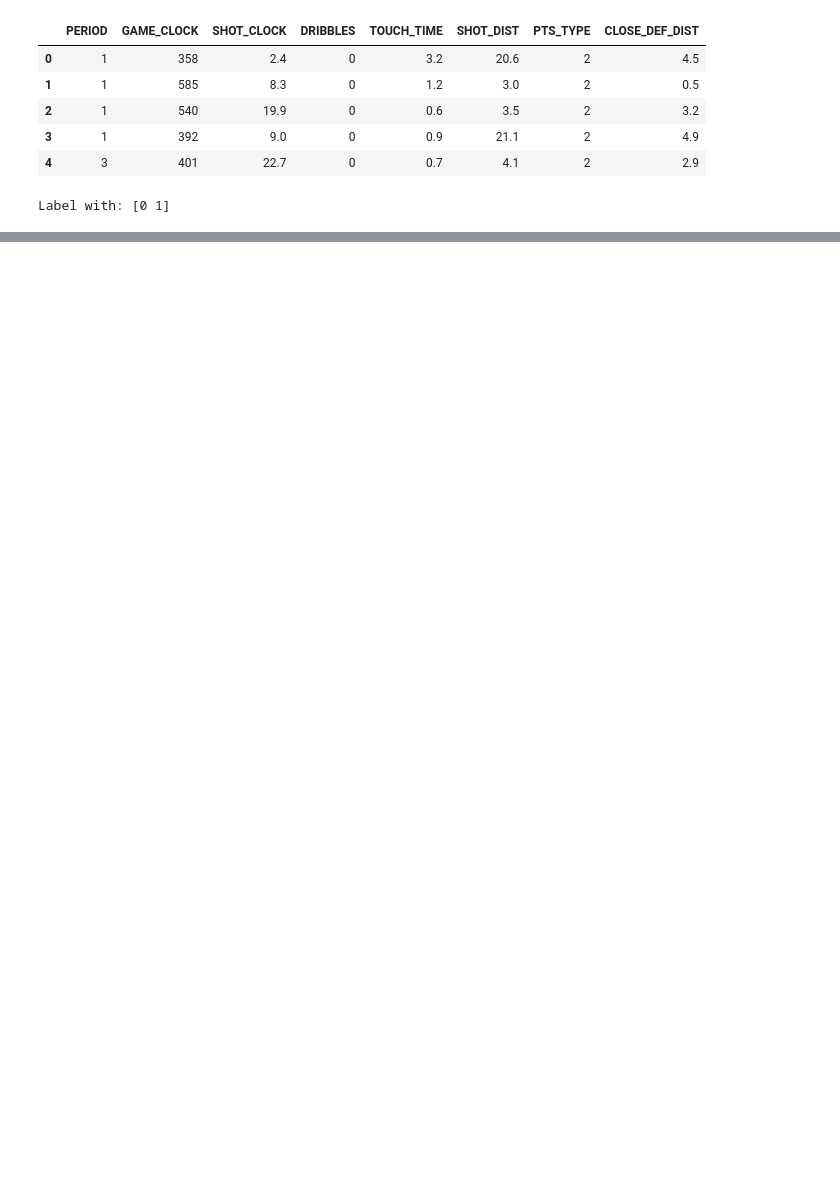
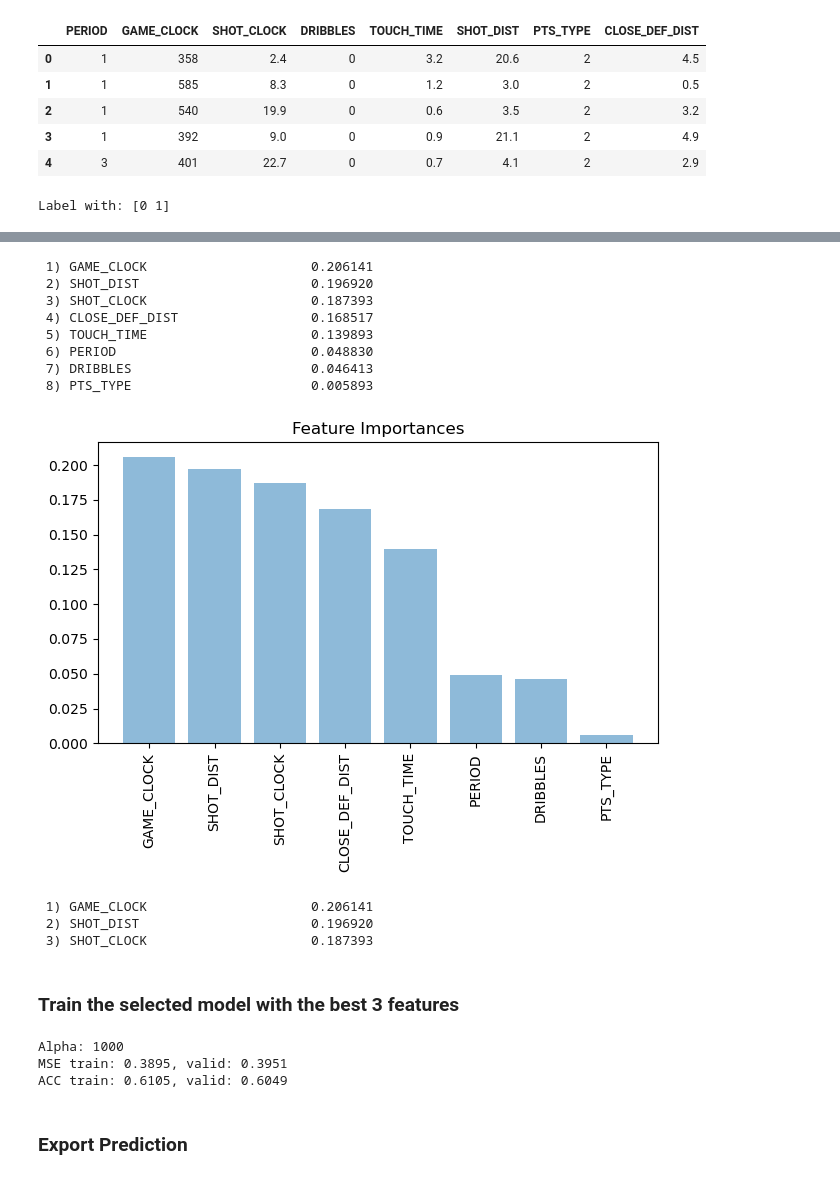
Before and after one commit to huiyuiui/DeepLearningLabs, a Jupyter notebook: Lab5/Lab05_109062135.ipynb, the cells around one changed output, grey strips where cells are left out. Cells and saved outputs as stored; diff of their text form; code cells hidden in the pictures; blank space fills up the shorter version.

```diff
--- a/Lab5/Lab05_109062135.ipynb
+++ b/Lab5/Lab05_109062135.ipynb
@@ -146,0 +265,74 @@ ACC train: 0.6091, valid: 0.6029, test: 0.6092
+# %%
+importances = forest.feature_importances_
+indices = np.argsort(importances)[::-1]
+
+for f in range(X_train.shape[1]):
+    print("%2d) %-*s %f" % (f + 1, 30,
+                            X.columns.values[indices[f]],
+                            importances[indices[f]]))
+
+plt.figure()
+plt.title('Feature Importances')
+plt.bar(range(X_train.shape[1]),
+        importances[indices],
+        align='center',
+        alpha=0.5)
+
+plt.xticks(range(X_train.shape[1]),
+           X.columns.values[indices], rotation=90)
+plt.tight_layout()
+plt.show()
+# %% [output]
+ 1) GAME_CLOCK                     0.206141
+ 2) SHOT_DIST                      0.196920
+ 3) SHOT_CLOCK                     0.187393
+ 4) CLOSE_DEF_DIST                 0.168517
+ 5) TOUCH_TIME                     0.139893
+ 6) PERIOD                         0.048830
+ 7) DRIBBLES                       0.046413
+ 8) PTS_TYPE                       0.005893
+[figure, added]
+# %%
+from sklearn.feature_selection import SelectFromModel
+sfm = SelectFromModel(forest, threshold=0.175, prefit=True)
+Z_forest = sfm.transform(X.values)
+
+for f in range(Z_forest.shape[1]):
+    print("%2d) %-*s %f" % (f + 1, 30,
+                            X.columns.values[indices[f]],
+                            importances[indices[f]]))
+# %% [output]
+ 1) GAME_CLOCK                     0.206141
+ 2) SHOT_DIST                      0.196920
+ 3) SHOT_CLOCK                     0.187393
+# %% [markdown]
+### **Train the selected model with the best 3 features**
+# %%
+sc = StandardScaler()
+X_std = sc.fit_transform(Z_forest)
+
+X_train, X_valid, y_train, y_valid = train_test_split(X_std, y, test_size=0.2, random_state=0)
+
+poly = PolynomialFeatures(degree=3)
+X_train_poly = poly.fit_transform(X_train)
+X_valid_poly = poly.transform(X_valid)
+
+ridge = RidgeClassifier(alpha=100, max_iter=500)
+ridge = ridge.fit(X_train_poly, y_train.values.ravel())
+
+y_train_pred = ridge.predict(X_train_poly)
+y_valid_pred = ridge.predict(X_valid_poly)
+
+print("Alpha:", a)
+print('MSE train: %.4f, valid: %.4f' % (
+                mean_squared_error(y_train, y_train_pred),
+                mean_squared_error(y_valid, y_valid_pred)))
+print('ACC train: %.4f, valid: %.4f\n' % (
+                accuracy_score(y_train, y_train_pred),
+                accuracy_score(y_valid, y_valid_pred)))
+# %% [output]
+Alpha: 1000
+MSE train: 0.3895, valid: 0.3951
+ACC train: 0.6105, valid: 0.6049
+# %% [markdown]
+### **Export Prediction**
```
Also changed, not shown: parts of 13 cells of this notebook, 1 other file.
